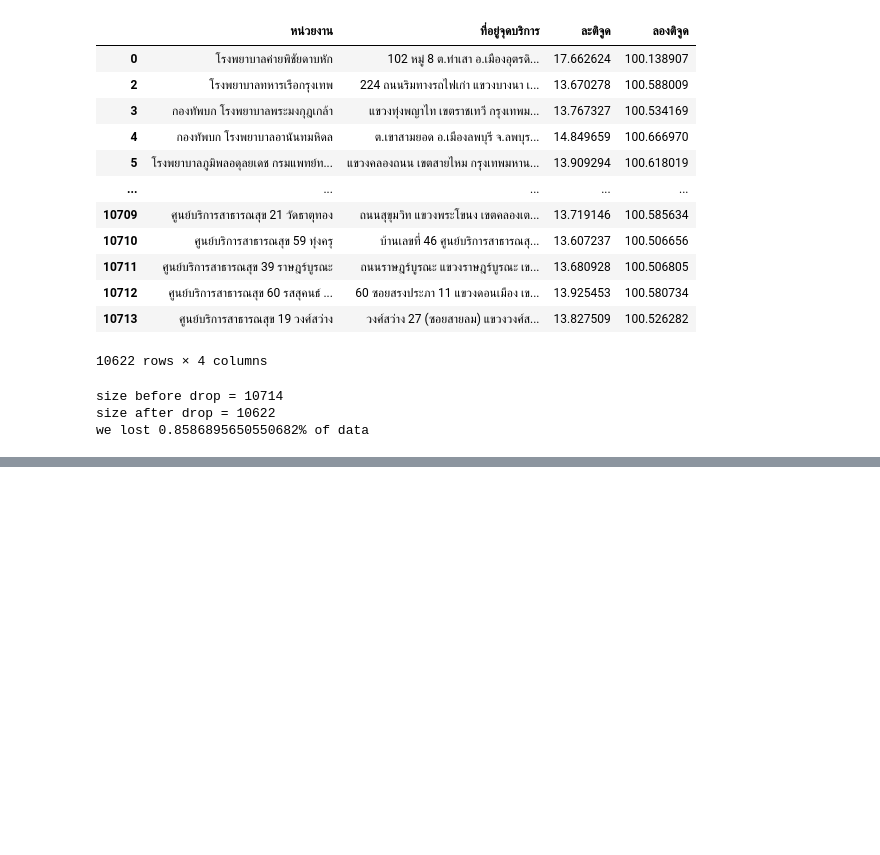
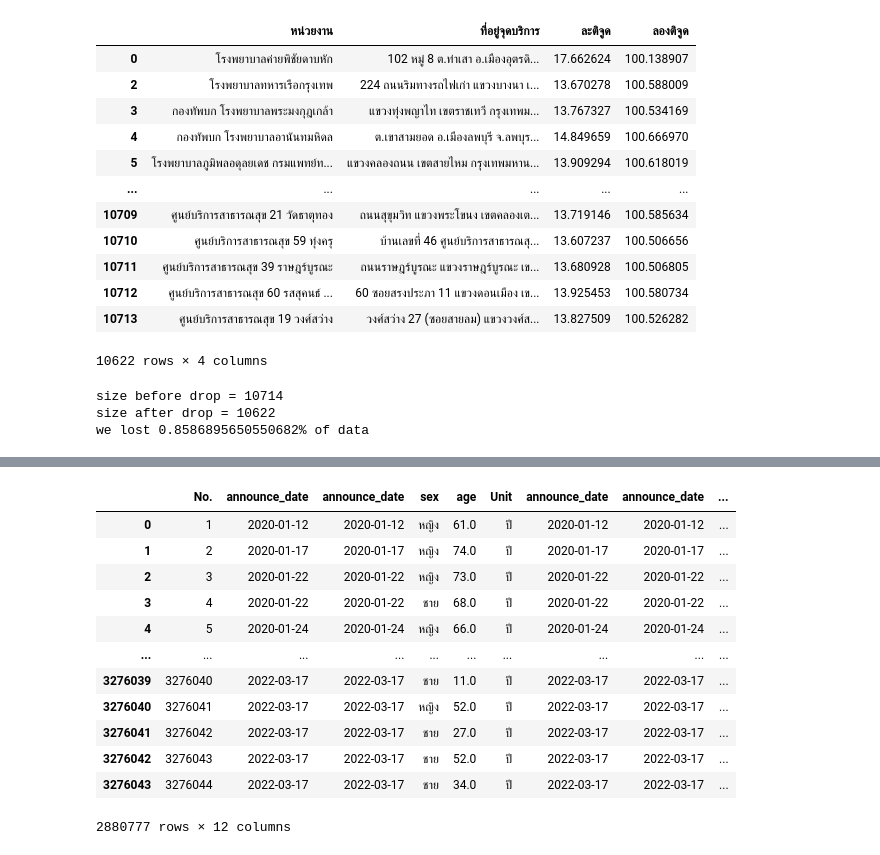
Before and after one commit to Chanakarn06/data_viz_2022, a Jupyter notebook: Project.ipynb, the cells around one changed output, grey strips where cells are left out. Drawn from its saved outputs; the diff is of its cells as text; code cells hidden in the pictures; blank space fills up the shorter version.

```diff
--- a/Project.ipynb
+++ b/Project.ipynb
@@ -299,0 +295,17 @@ Requirement already satisfied: chardet<4,>=3.0.2 in /usr/local/lib/python3.7/dis
+# %%
+data_df = data_merged3.dropna()
+data_df
+# %% [output]
+|  | No. | announce_date | announce_date | sex | age | Unit | announce_date | announce_date | ... |
+| 0 | 1 | 2020-01-12 | 2020-01-12 | หญิง | 61.0 | ปี | 2020-01-12 | 2020-01-12 | ... |
+| 1 | 2 | 2020-01-17 | 2020-01-17 | หญิง | 74.0 | ปี | 2020-01-17 | 2020-01-17 | ... |
+| 2 | 3 | 2020-01-22 | 2020-01-22 | หญิง | 73.0 | ปี | 2020-01-22 | 2020-01-22 | ... |
+| 3 | 4 | 2020-01-22 | 2020-01-22 | ชาย | 68.0 | ปี | 2020-01-22 | 2020-01-22 | ... |
+| 4 | 5 | 2020-01-24 | 2020-01-24 | หญิง | 66.0 | ปี | 2020-01-24 | 2020-01-24 | ... |
+| ... | ... | ... | ... | ... | ... | ... | ... | ... | ... |
+| 3276039 | 3276040 | 2022-03-17 | 2022-03-17 | ชาย | 11.0 | ปี | 2022-03-17 | 2022-03-17 | ... |
+| 3276040 | 3276041 | 2022-03-17 | 2022-03-17 | หญิง | 52.0 | ปี | 2022-03-17 | 2022-03-17 | ... |
+| 3276041 | 3276042 | 2022-03-17 | 2022-03-17 | ชาย | 27.0 | ปี | 2022-03-17 | 2022-03-17 | ... |
+| 3276042 | 3276043 | 2022-03-17 | 2022-03-17 | ชาย | 52.0 | ปี | 2022-03-17 | 2022-03-17 | ... |
+| 3276043 | 3276044 | 2022-03-17 | 2022-03-17 | ชาย | 34.0 | ปี | 2022-03-17 | 2022-03-17 | ... |
+2880777 rows × 12 columns
```
Also changed, not shown: parts of 6 cells of this notebook.
